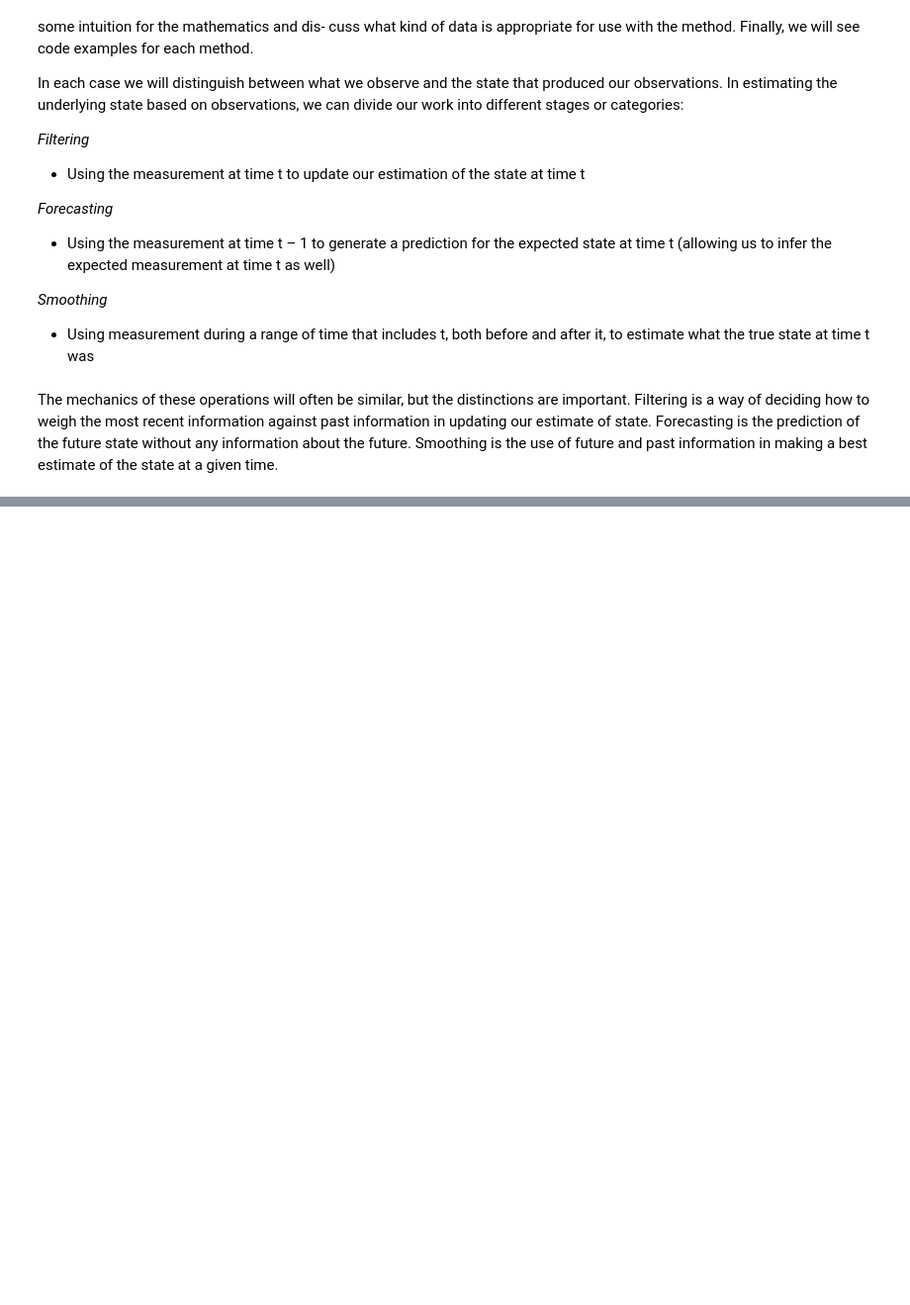
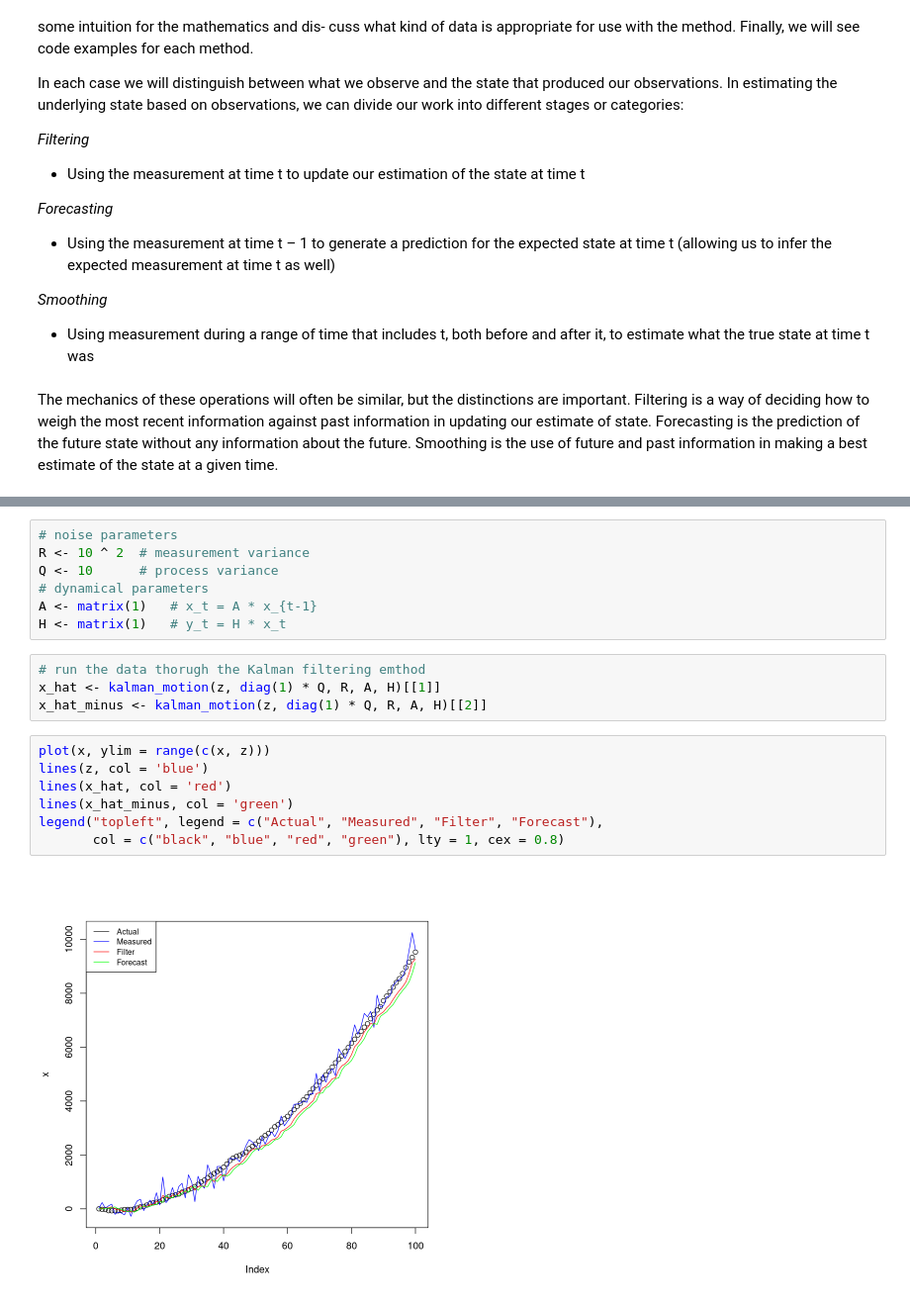
Before and after one commit to cmarsa/ptsa, a Jupyter notebook: chapter_07/state_space_models.ipynb, the cells around one changed output, grey strips where cells are left out. Shown at 99% size. Drawn from its saved outputs; the diff is of its cells as text; blank space fills up the shorter version.

```diff
--- a/chapter_07/state_space_models.ipynb
+++ b/chapter_07/state_space_models.ipynb
@@ -79,0 +287,20 @@ time.
+# %%
+# noise parameters
+R <- 10 ^ 2  # measurement variance
+Q <- 10      # process variance
+# dynamical parameters
+A <- matrix(1)   # x_t = A * x_{t-1}
+H <- matrix(1)   # y_t = H * x_t
+# %%
+# run the data thorugh the Kalman filtering emthod
+x_hat <- kalman_motion(z, diag(1) * Q, R, A, H)[[1]]
+x_hat_minus <- kalman_motion(z, diag(1) * Q, R, A, H)[[2]]
+# %%
+plot(x, ylim = range(c(x, z)))
+lines(z, col = 'blue')
+lines(x_hat, col = 'red')
+lines(x_hat_minus, col = 'green')
+legend("topleft", legend = c("Actual", "Measured", "Filter", "Forecast"),
+       col = c("black", "blue", "red", "green"), lty = 1, cex = 0.8)
+# %% [output]
+[figure, added]
```
Also changed, not shown: parts of 28 cells of this notebook.
